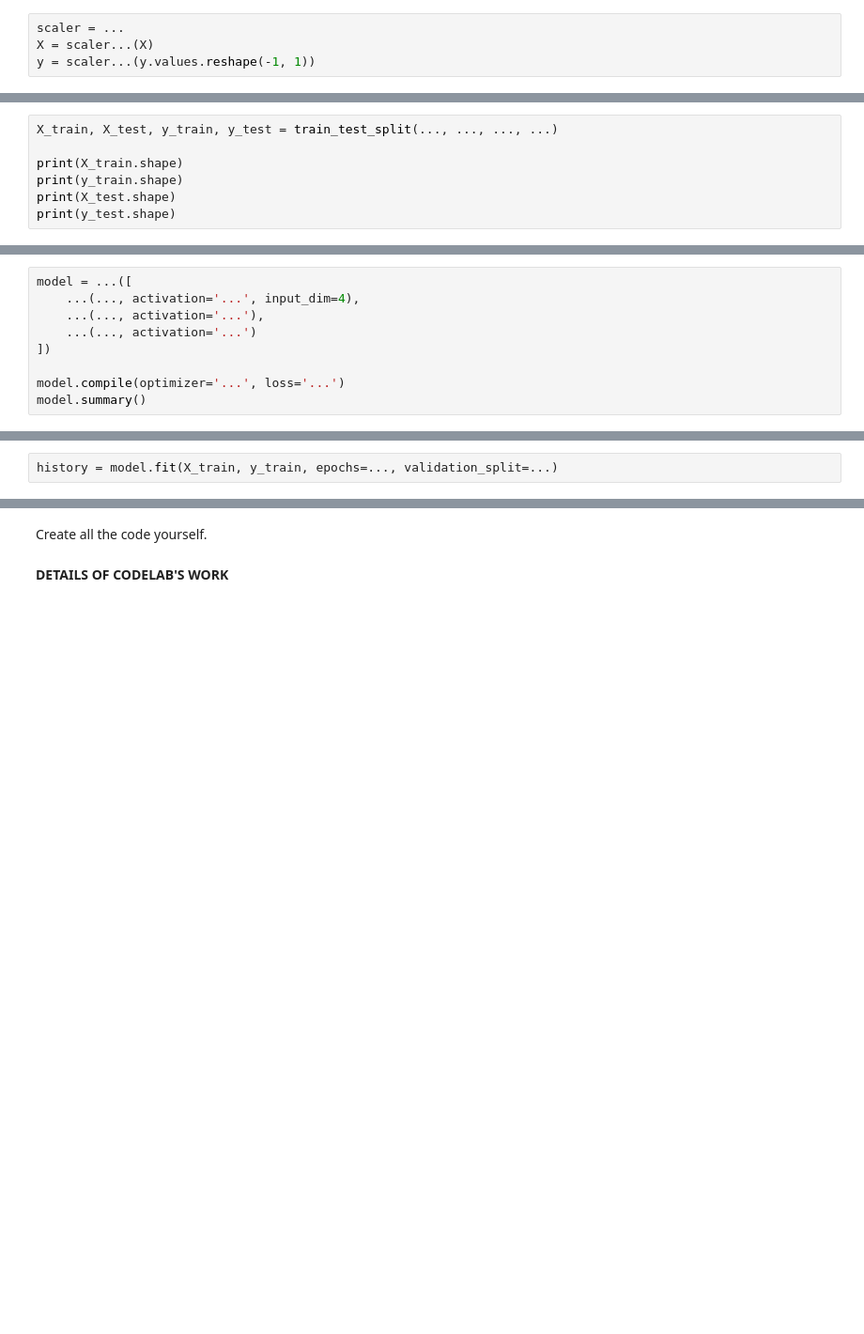
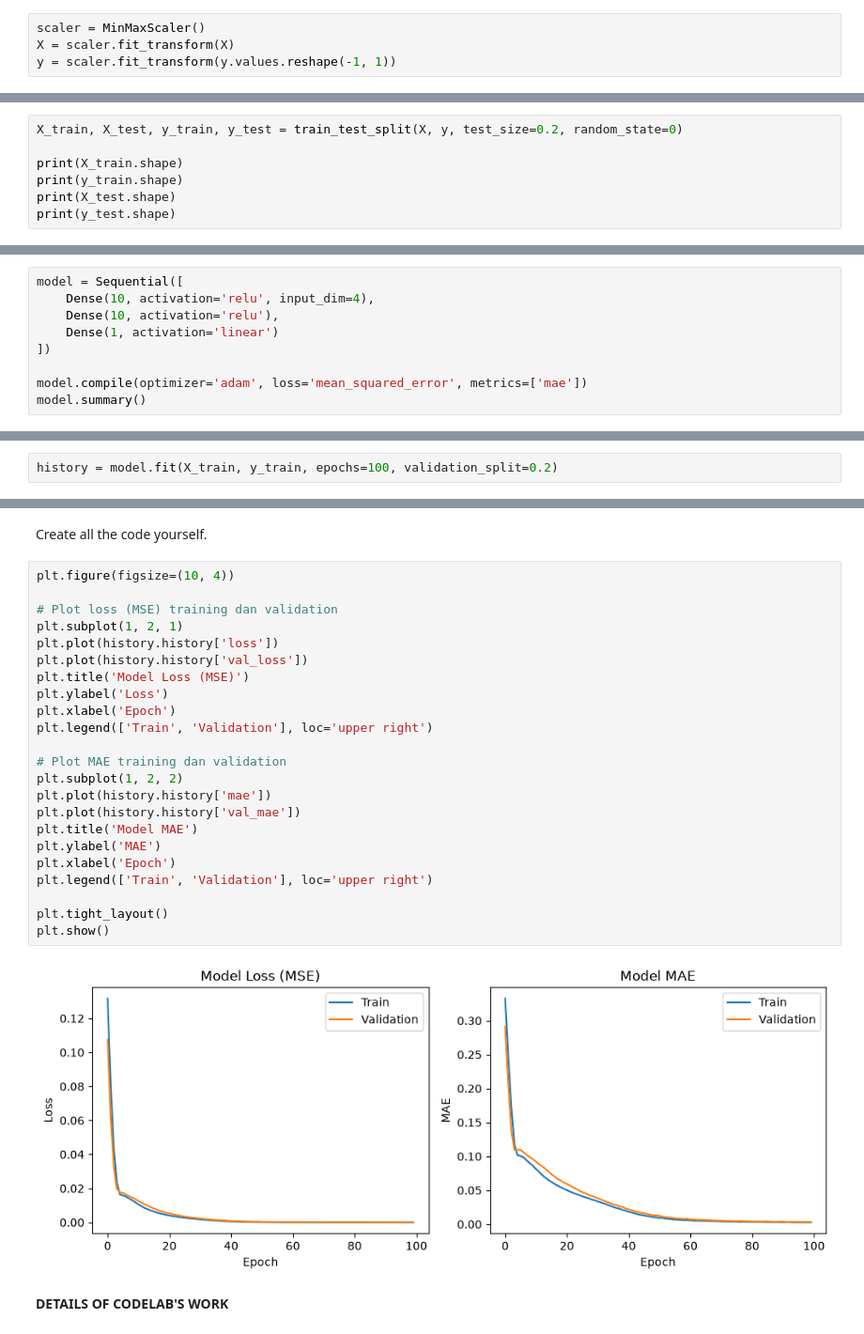
Before and after one commit to FatihHDR/machine-learning, a Jupyter notebook: modul1/MODULE 1 MACHINE LEARNING - INTRODUCTION TO ARTIFICIAL NEURAL NETWORK.ipynb, the cells around one changed output, grey strips where cells are left out. Shown at 94% size. Cells and saved outputs as stored; diff of their text form; blank space fills up the shorter version.

```diff
--- a/modul1/MODULE 1 MACHINE LEARNING - INTRODUCTION TO ARTIFICIAL NEURAL NETWORK.ipynb
+++ b/modul1/MODULE 1 MACHINE LEARNING - INTRODUCTION TO ARTIFICIAL NEURAL NETWORK.ipynb
@@ -329,15 +364,15 @@ y = df['car purchase amount']
 # %% [markdown]
 **4. Data Standardization**
 # %%
-scaler = ...
-X = scaler...(X)
-y = scaler...(y.values.reshape(-1, 1))
+scaler = MinMaxScaler()
+X = scaler.fit_transform(X)
+y = scaler.fit_transform(y.values.reshape(-1, 1))
 # %% [markdown]
 **5. Splitting Data**
 
 Use test size 20% and random state 0
 # %%
-X_train, X_test, y_train, y_test = train_test_split(..., ..., ..., ...)
+X_train, X_test, y_train, y_test = train_test_split(X, y, test_size=0.2, random_state=0)
 
 print(X_train.shape)
 print(y_train.shape)
@@ -360,11 +400,11 @@ e. Third layer has 1 neuron, linear activation
 
 f. Compile the model using Adam optimizer and mean_squared_error loss function
 # %%
-model = ...([
-    ...(..., activation='...', input_dim=4),
-    ...(..., activation='...'),
-    ...(..., activation='...')
+model = Sequential([
+    Dense(10, activation='relu', input_dim=4),
+    Dense(10, activation='relu'),
+    Dense(1, activation='linear')
 ])
 
-model.compile(optimizer='...', loss='...')
+model.compile(optimizer='adam', loss='mean_squared_error', metrics=['mae'])
 model.summary()
@@ -377,4 +432,4 @@ a. Use 100 epochs
 
 b. 20% Validation data
 # %%
-history = model.fit(X_train, y_train, epochs=..., validation_split=...)
+history = model.fit(X_train, y_train, epochs=100, validation_split=0.2)
@@ -388,6 +465,31 @@ print(f'Test Accuracy: {accuracy:.4f}')
 **9. Plotting Accuracy and Loss from Training and Validation**
 # %% [markdown]
 Create all the code yourself.
+# %%
+plt.figure(figsize=(10, 4))
+
+# Plot loss (MSE) training dan validation
+plt.subplot(1, 2, 1)
+plt.plot(history.history['loss'])
+plt.plot(history.history['val_loss'])
+plt.title('Model Loss (MSE)')
+plt.ylabel('Loss')
+plt.xlabel('Epoch')
+plt.legend(['Train', 'Validation'], loc='upper right')
+
+# Plot MAE training dan validation
+plt.subplot(1, 2, 2)
+plt.plot(history.history['mae'])
+plt.plot(history.history['val_mae'])
+plt.title('Model MAE')
+plt.ylabel('MAE')
+plt.xlabel('Epoch')
+plt.legend(['Train', 'Validation'], loc='upper right')
+
+plt.tight_layout()
+plt.show()
+# %% [output]
+[figure, added]
 # %% [markdown]
 **DETAILS OF CODELAB'S WORK**
 # %% [markdown]
```
Also changed, not shown: parts of 7 cells of this notebook.
